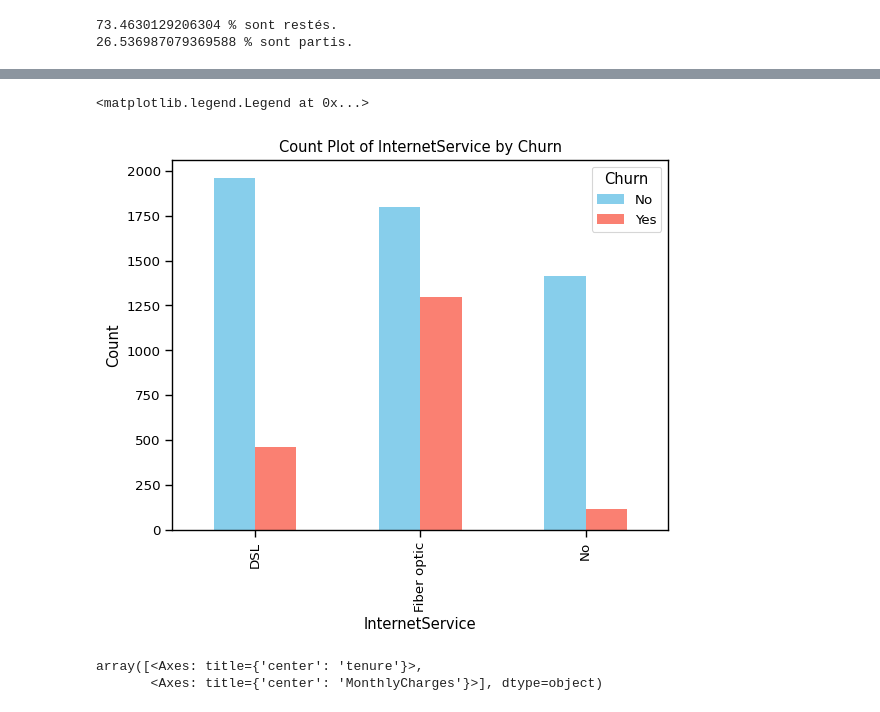
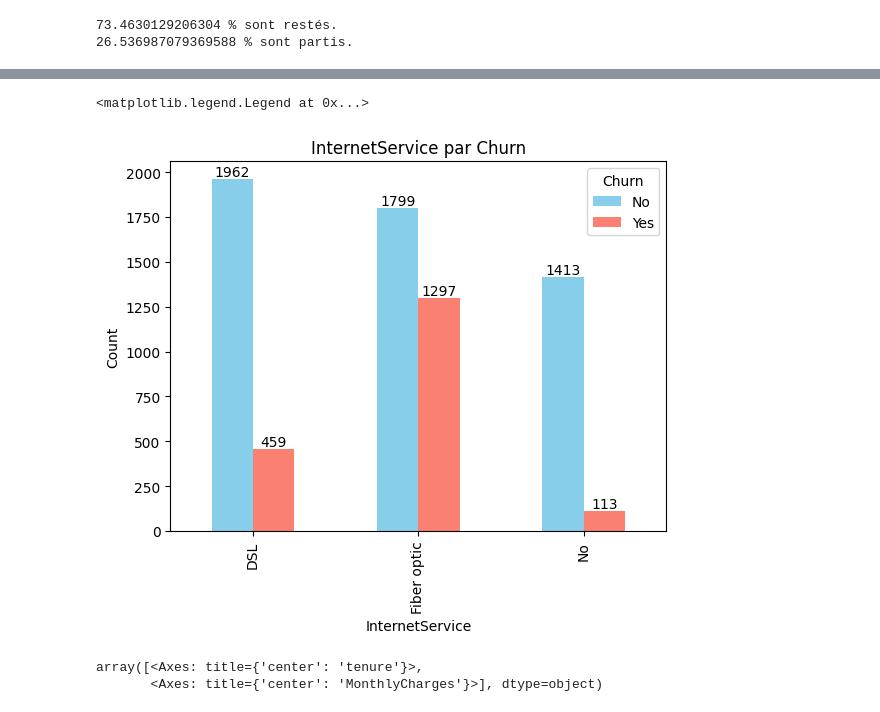
Before and after one commit to a-langlais/case_studies, a Jupyter notebook: predict_customer_churn/notebooks/predict_customer_churn.ipynb, the cells around one changed output, grey strips where cells are left out. Drawn from its saved outputs; the diff is of its cells as text; code cells hidden in the pictures.

```diff
--- a/predict_customer_churn/notebooks/predict_customer_churn.ipynb
+++ b/predict_customer_churn/notebooks/predict_customer_churn.ipynb
@@ -128,7 +146,13 @@ print(numChurned/(numRetained + numChurned) * 100, "% sont partis.")
 fig, ax = plt.subplots()
 counts = data.groupby(['gender', 'Churn']).size().unstack()
 counts.plot(kind = 'bar', ax = ax, color = ['skyblue', 'salmon'])
-ax.set_title('Count Plot of Gender by Churn')
+
+for p in ax.patches:
+    ax.annotate(str(p.get_height()),
+                (p.get_x() + p.get_width() / 2., p.get_height()),
+                ha = 'center', va = 'bottom')
+
+ax.set_title('Gender par Churn')
 ax.set_xlabel('Gender')
 ax.set_ylabel('Count')
 ax.legend(title = 'Churn')
@@ -181,14 +162,20 @@ plt.show()
 # %%
 fig, ax = plt.subplots()
 counts = data.groupby(['InternetService', 'Churn']).size().unstack()
 counts.plot(kind='bar', ax = ax, color = ['skyblue', 'salmon'])
-ax.set_title('Count Plot of InternetService by Churn')
+
+for p in ax.patches:
+    ax.annotate(str(p.get_height()),
+                (p.get_x() + p.get_width() / 2., p.get_height()),
+                ha = 'center', va = 'bottom')
+
+ax.set_title('InternetService par Churn')
 ax.set_xlabel('InternetService')
 ax.set_ylabel('Count')
 ax.legend(title = 'Churn')
 # %% [output]
 <matplotlib.legend.Legend at 0x...>
-[figure, old version]
+[figure, new version]
 # %%
 numericFeatures = ['tenure', 'MonthlyCharges']
 fig, ax = plt.subplots(1, 2, figsize = (28, 8))
```
Also changed, not shown: parts of 12 cells of this notebook, 4 other files.
